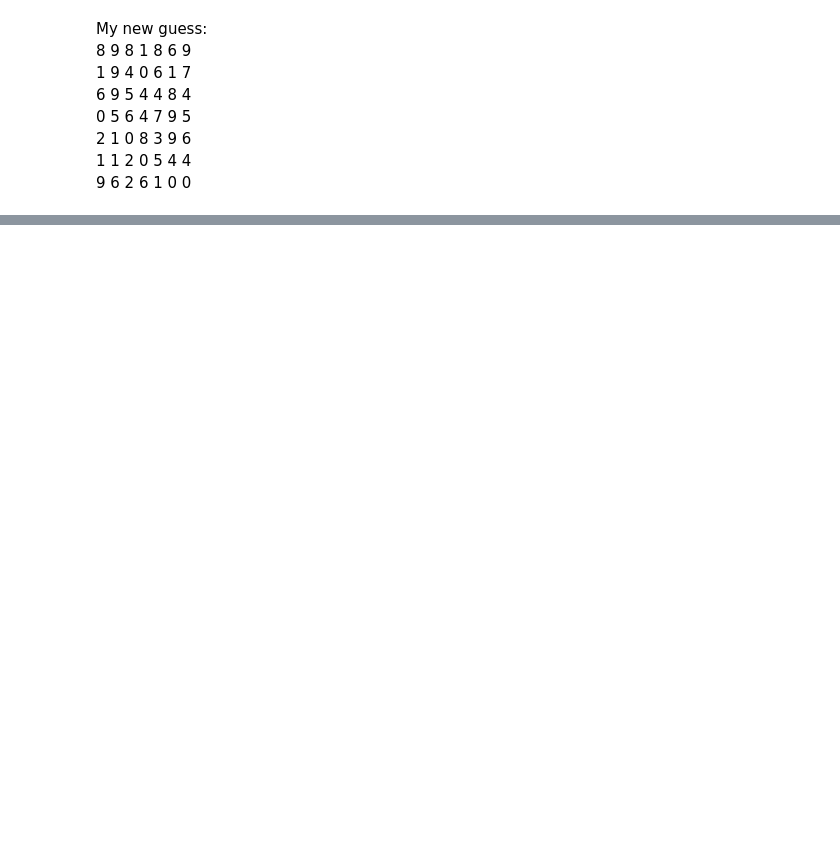
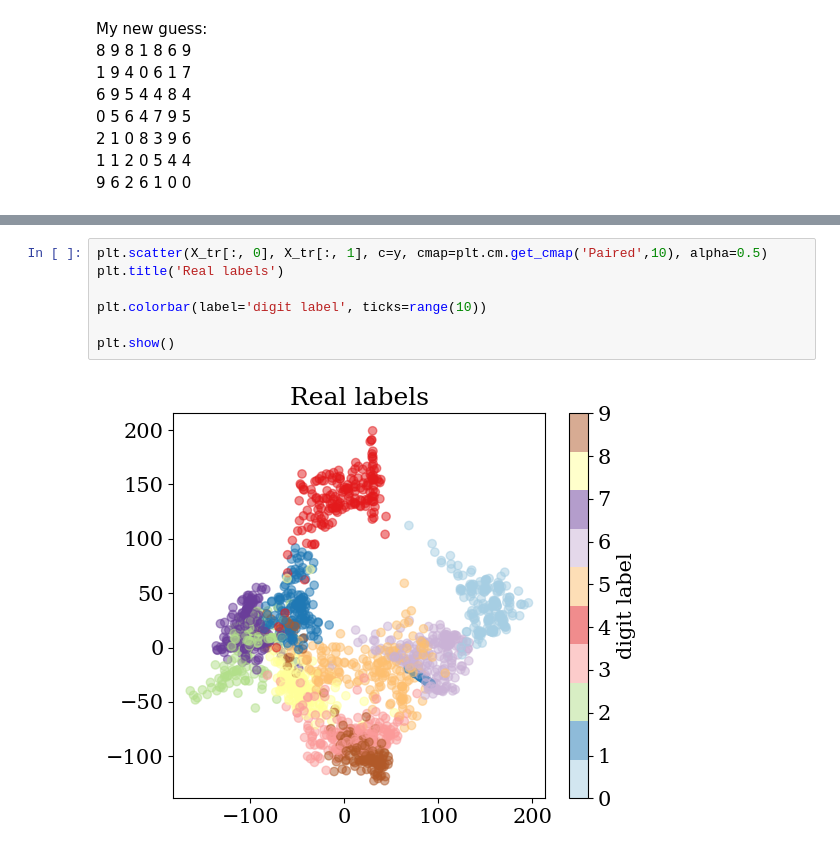
Before and after one commit to Alice-Palladino/astrostatistics_bicocca_2024, a Jupyter notebook: working/L13 - Handwritten digits.ipynb, the cells around one changed output, grey strips where cells are left out. Saved outputs shown, nothing was run; the diff lists cells and outputs as text; blank space fills up the shorter version.

```diff
--- a/working/L13 - Handwritten digits.ipynb
+++ b/working/L13 - Handwritten digits.ipynb
@@ -46,0 +121,9 @@ dict_keys(['data', 'target', 'frame', 'feature_names', 'target_names', 'images',
+# %%
+plt.scatter(X_tr[:, 0], X_tr[:, 1], c=y, cmap=plt.cm.get_cmap('Paired',10), alpha=0.5)
+plt.title('Real labels')
+
+plt.colorbar(label='digit label', ticks=range(10))
+
+plt.show()
+# %% [output]
+[figure, added]
```
Also changed, not shown: parts of 13 cells of this notebook.
